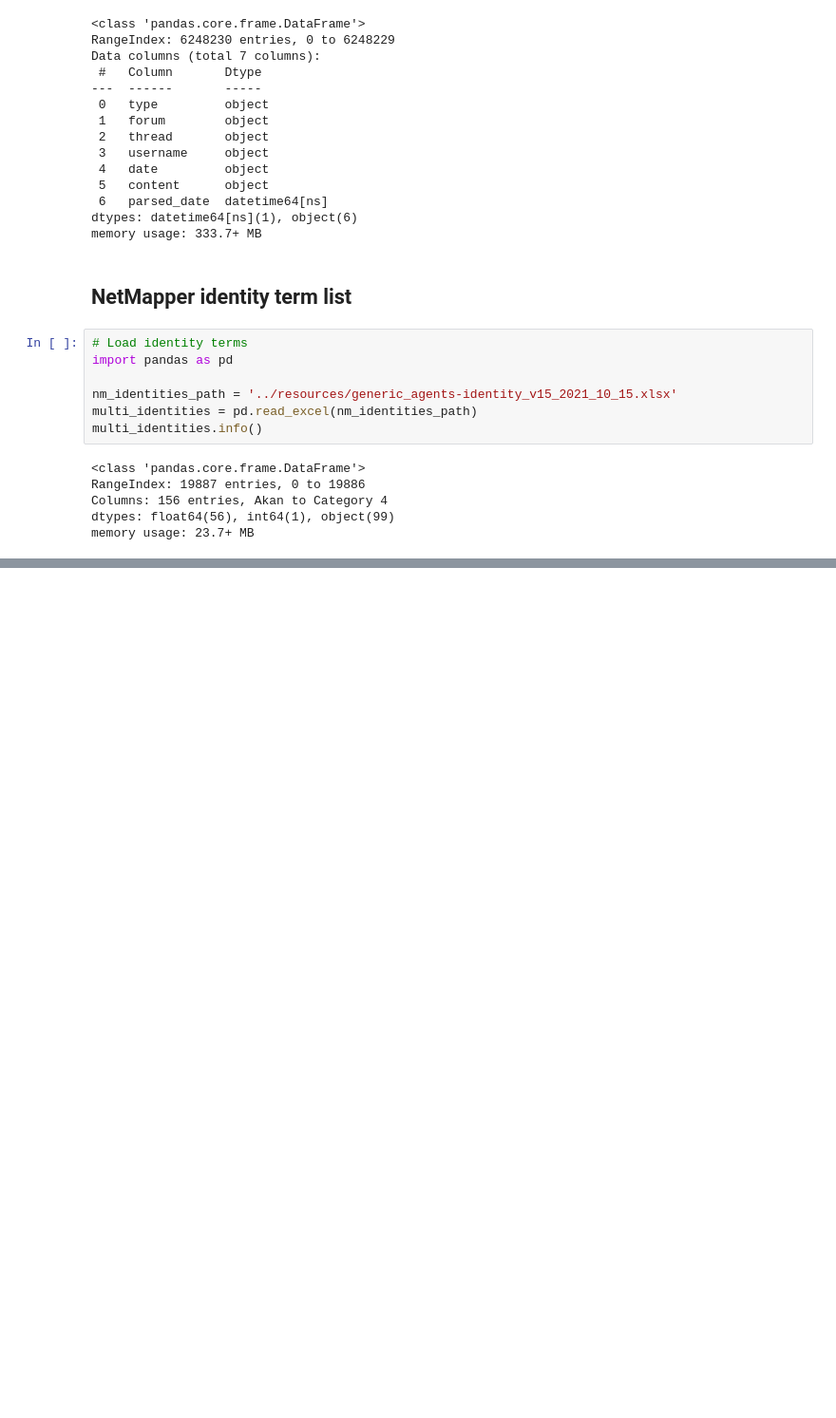
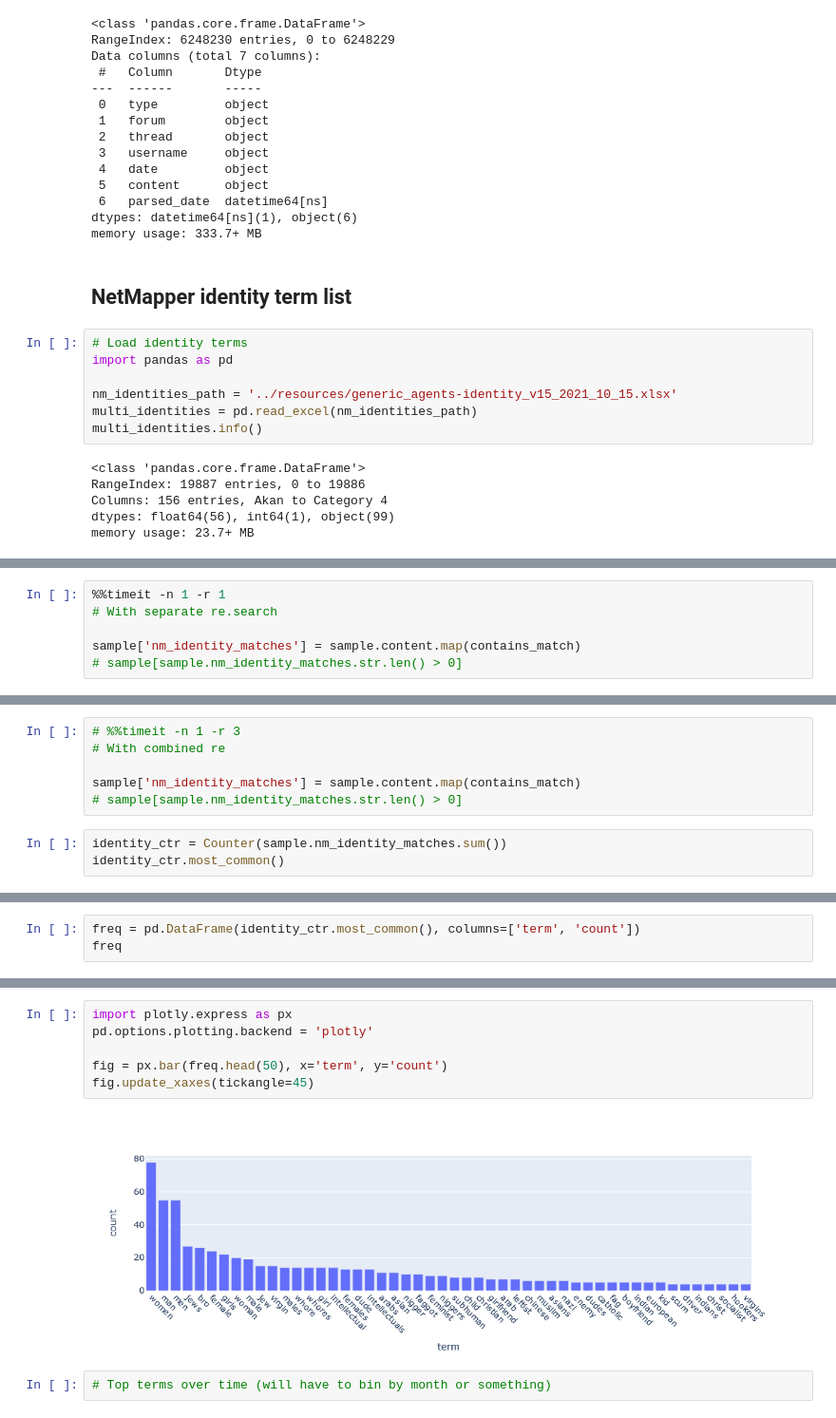
Before and after one commit to michaelmilleryoder/incels_identities, a Jupyter notebook: jupyter/match_identities.ipynb, the cells around one changed output, grey strips where cells are left out. Shown: that part at 95% size. Drawn from its saved outputs; the diff is of its cells as text; blank space fills up the shorter version.

Commit message:
identity matching

```diff
--- a/jupyter/match_identities.ipynb
+++ b/jupyter/match_identities.ipynb
@@ -119,0 +132,6 @@ See the caveats in the documentation: https://pandas.pydata.org/pandas-docs/stab
+# %%
+%%timeit -n 1 -r 1
+# With separate re.search
+
+sample['nm_identity_matches'] = sample.content.map(contains_match)
+# sample[sample.nm_identity_matches.str.len() > 0]
@@ -119,0 +140,9 @@ See the caveats in the documentation: https://pandas.pydata.org/pandas-docs/stab
+# %%
+# %%timeit -n 1 -r 3
+# With combined re
+
+sample['nm_identity_matches'] = sample.content.map(contains_match)
+# sample[sample.nm_identity_matches.str.len() > 0]
+# %%
+identity_ctr = Counter(sample.nm_identity_matches.sum())
+identity_ctr.most_common()
@@ -119,0 +169,3 @@ See the caveats in the documentation: https://pandas.pydata.org/pandas-docs/stab
+# %%
+freq = pd.DataFrame(identity_ctr.most_common(), columns=['term', 'count'])
+freq
@@ -119,0 +186,10 @@ See the caveats in the documentation: https://pandas.pydata.org/pandas-docs/stab
+# %%
+import plotly.express as px
+pd.options.plotting.backend = 'plotly'
+
+fig = px.bar(freq.head(50), x='term', y='count')
+fig.update_xaxes(tickangle=45)
+# %% [output]
+[figure, added]
+# %%
+# Top terms over time (will have to bin by month or something)
```
Also changed, not shown: parts of 16 cells of this notebook, 2 other files.
